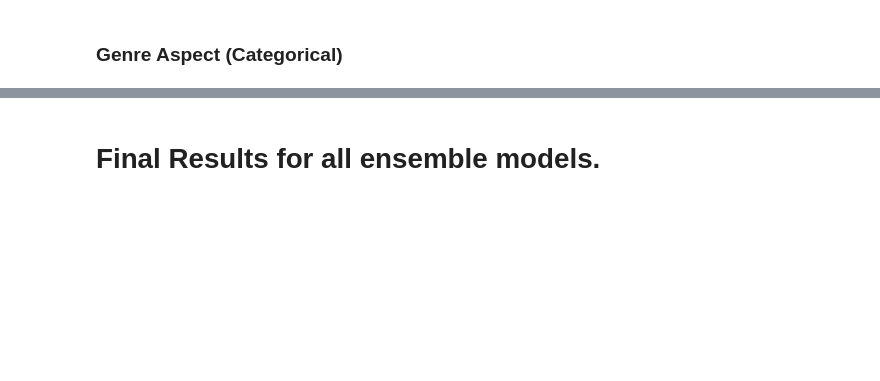
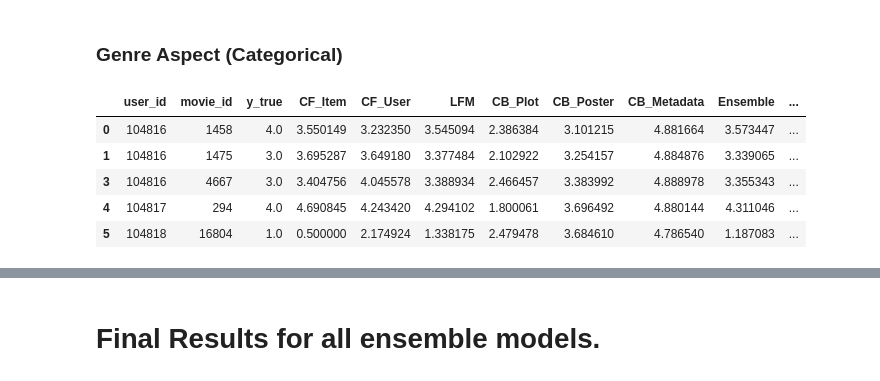
Before and after one commit to bhuvi3/movie_recommendation_system, a Jupyter notebook: code/generate_results.ipynb, the cells around one changed output, grey strips where cells are left out. Cells and saved outputs as stored; diff of their text form; code cells hidden in the pictures; blank space fills up the shorter version.

```diff
--- a/code/generate_results.ipynb
+++ b/code/generate_results.ipynb
@@ -500,2 +515,11 @@ test_preds_df.head()
 # %% [markdown]
 ### Genre Aspect (Categorical)
+# %%
+genre_test_preds_df.head()
+# %% [output]
+|  | user_id | movie_id | y_true | CF_Item | CF_User | LFM | CB_Plot | CB_Poster | CB_Metadata | Ensemble | ... |
+| 0 | 104816 | 1458 | 4.0 | 3.550149 | 3.232350 | 3.545094 | 2.386384 | 3.101215 | 4.881664 | 3.573447 | ... |
+| 1 | 104816 | 1475 | 3.0 | 3.695287 | 3.649180 | 3.377484 | 2.102922 | 3.254157 | 4.884876 | 3.339065 | ... |
+| 3 | 104816 | 4667 | 3.0 | 3.404756 | 4.045578 | 3.388934 | 2.466457 | 3.383992 | 4.888978 | 3.355343 | ... |
+| 4 | 104817 | 294 | 4.0 | 4.690845 | 4.243420 | 4.294102 | 1.800061 | 3.696492 | 4.880144 | 4.311046 | ... |
+| 5 | 104818 | 16804 | 1.0 | 0.500000 | 2.174924 | 1.338175 | 2.479478 | 3.684610 | 4.786540 | 1.187083 | ... |
```
Also changed, not shown: parts of 17 cells of this notebook, 12 other files.
